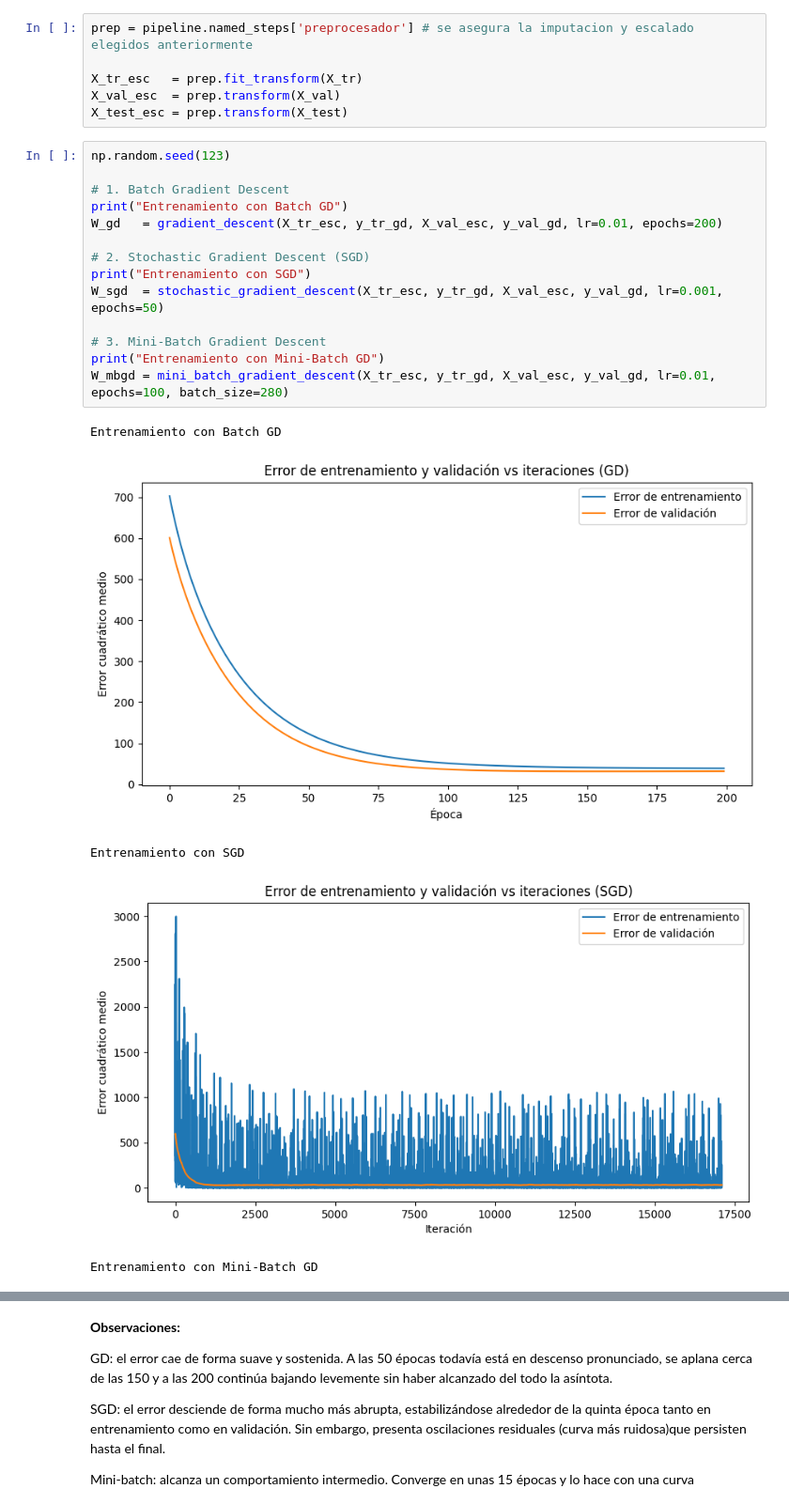
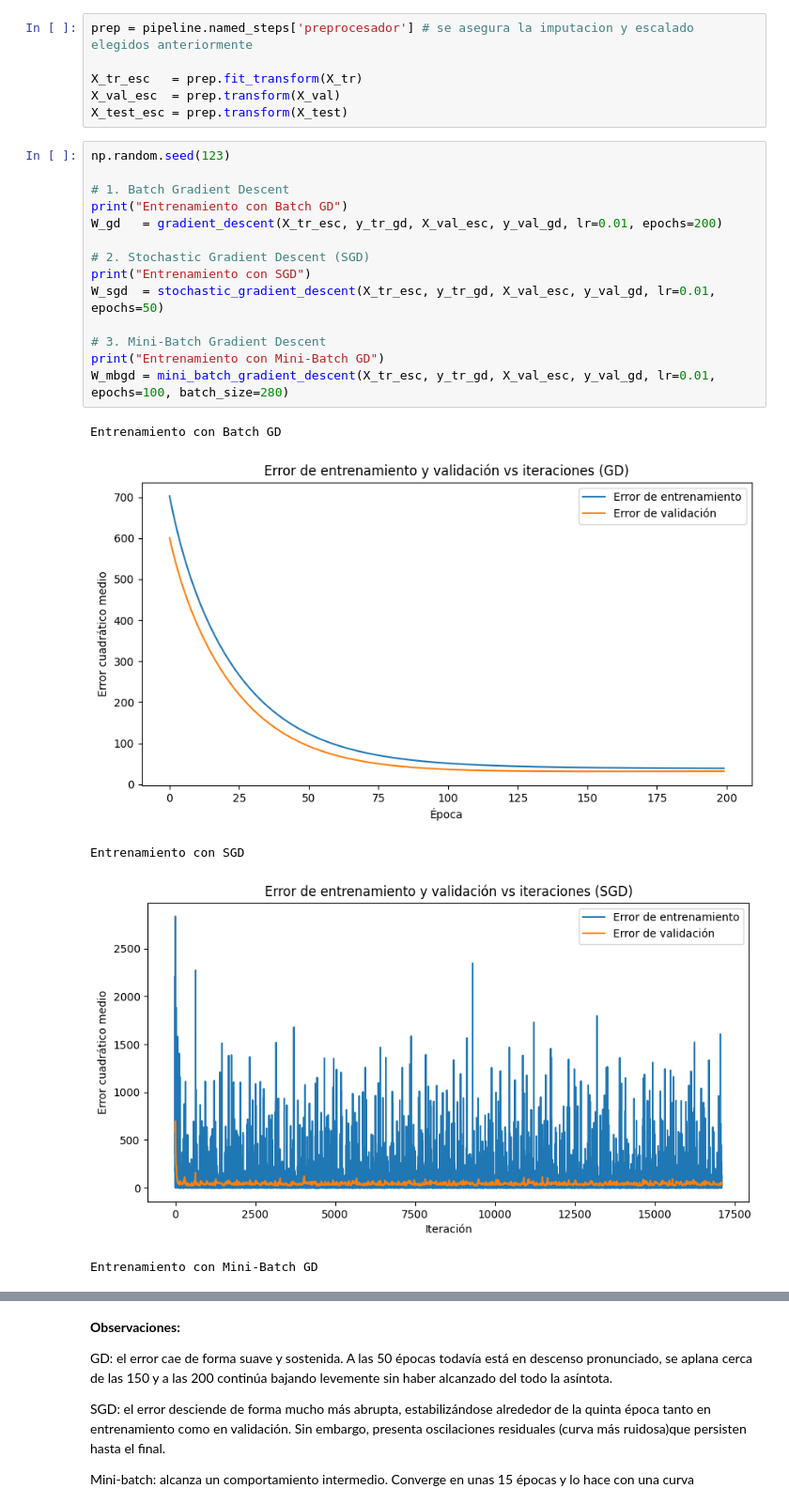
Before and after one commit to AlvaTF/TP-AA1-Ruiz-Toledo-Mendoza, a Jupyter notebook: TP_1/TP_regresion_AA1.ipynb, the cells around one changed output, grey strips where cells are left out. Shown at 94% size. Drawn from its saved outputs; the diff is of its cells as text.

```diff
--- a/TP_1/TP_regresion_AA1.ipynb
+++ b/TP_1/TP_regresion_AA1.ipynb
@@ -501,22 +500,22 @@ X_test_esc = prep.transform(X_test)
 # %%
 np.random.seed(123)
 
 # 1. Batch Gradient Descent
 print("Entrenamiento con Batch GD")
 W_gd   = gradient_descent(X_tr_esc, y_tr_gd, X_val_esc, y_val_gd, lr=0.01, epochs=200)
 
 # 2. Stochastic Gradient Descent (SGD)
 print("Entrenamiento con SGD")
-W_sgd  = stochastic_gradient_descent(X_tr_esc, y_tr_gd, X_val_esc, y_val_gd, lr=0.001, epochs=50)
+W_sgd  = stochastic_gradient_descent(X_tr_esc, y_tr_gd, X_val_esc, y_val_gd, lr=0.01, epochs=50)
 
 # 3. Mini-Batch Gradient Descent
 print("Entrenamiento con Mini-Batch GD")
 W_mbgd = mini_batch_gradient_descent(X_tr_esc, y_tr_gd, X_val_esc, y_val_gd, lr=0.01, epochs=100, batch_size=280)
 # %% [output]
 Entrenamiento con Batch GD
 [figure]
 Entrenamiento con SGD
-[figure, old version]
+[figure, new version]
 Entrenamiento con Mini-Batch GD
 [figure]
 # %% [markdown]
```
Also changed, not shown: parts of 17 cells of this notebook.
